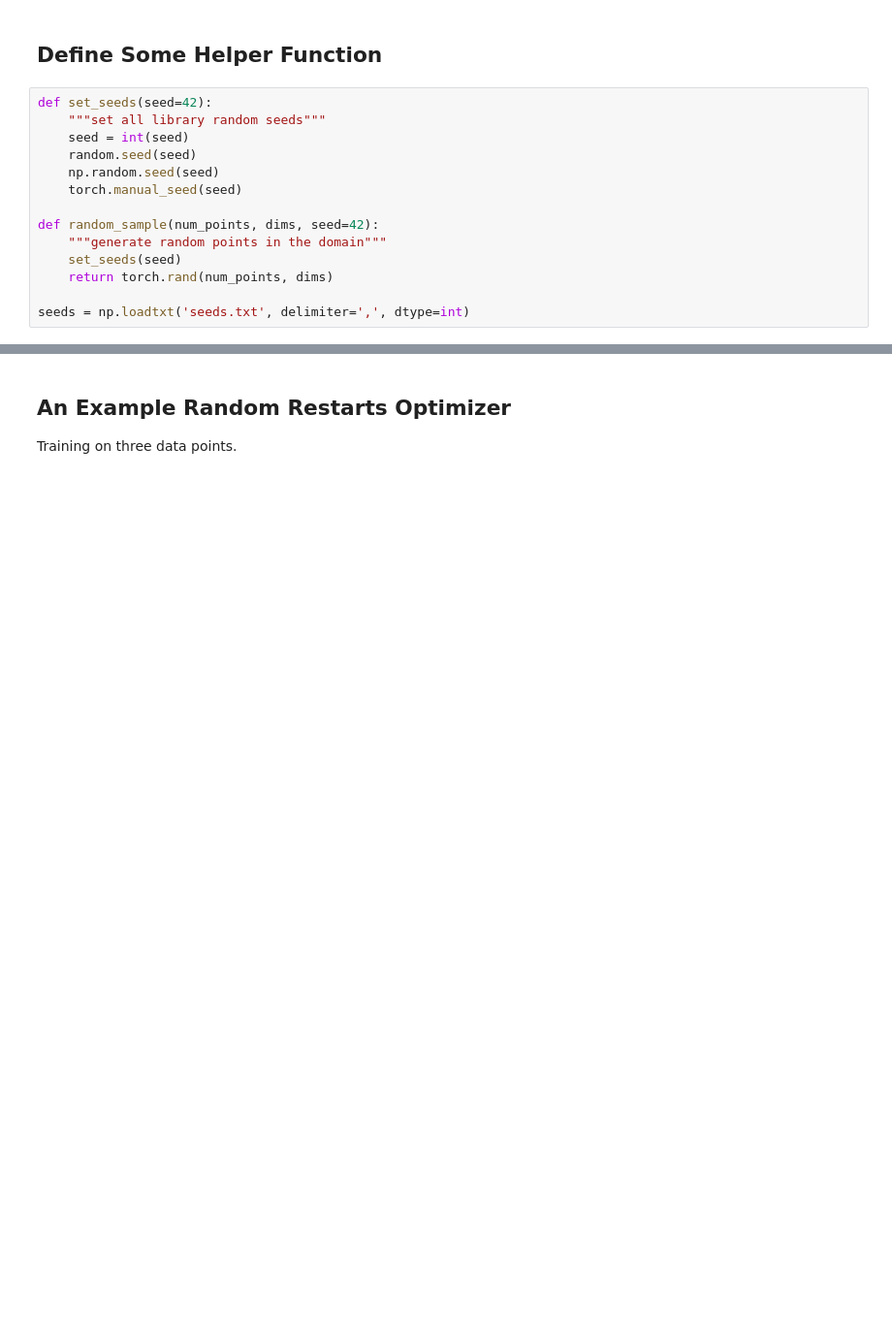
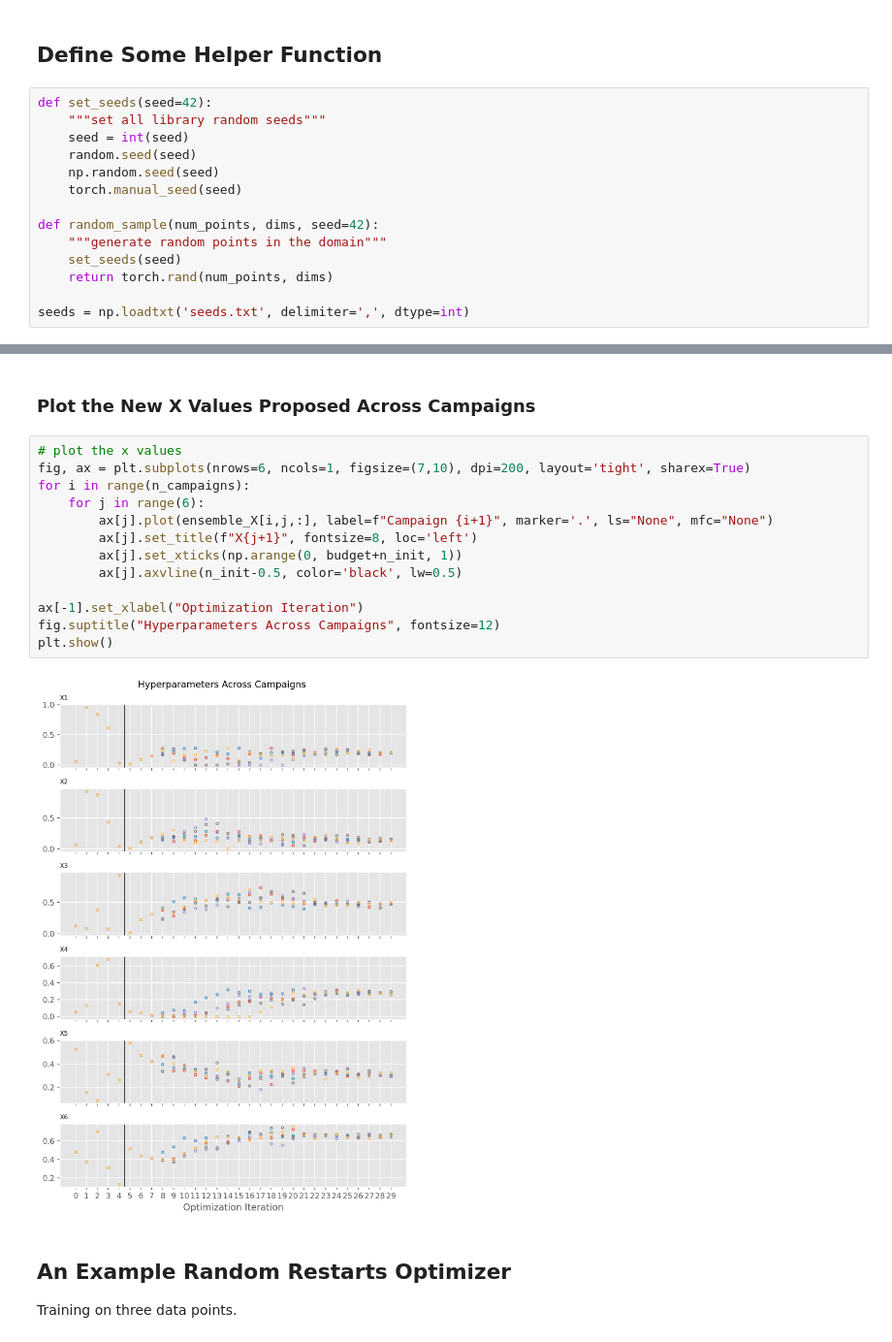
Before and after one commit to AndrewFalkowski/TakeYourTime, a Jupyter notebook: demonstration.ipynb, the cells around one changed output, grey strips where cells are left out. Shown: that part at 97% size. Drawn from its saved outputs; the diff is of its cells as text; blank space fills up the shorter version.

```diff
--- a/demonstration.ipynb
+++ b/demonstration.ipynb
@@ -103,3 +160,20 @@ plt.show()
+# %% [markdown]
+### Plot the New X Values Proposed Across Campaigns
+# %%
+# plot the x values
+fig, ax = plt.subplots(nrows=6, ncols=1, figsize=(7,10), dpi=200, layout='tight', sharex=True)
+for i in range(n_campaigns):
+    for j in range(6):
+        ax[j].plot(ensemble_X[i,j,:], label=f"Campaign {i+1}", marker='.', ls="None", mfc="None")
+        ax[j].set_title(f"X{j+1}", fontsize=8, loc='left')
+        ax[j].set_xticks(np.arange(0, budget+n_init, 1))
+        ax[j].axvline(n_init-0.5, color='black', lw=0.5)
+
+ax[-1].set_xlabel("Optimization Iteration")
+fig.suptitle("Hyperparameters Across Campaigns", fontsize=12)
+plt.show()
+# %% [output]
+[figure, added]
 # %% [markdown]
 ## An Example Random Restarts Optimizer
 Training on three data points.
```
Also changed, not shown: parts of 10 cells of this notebook, 1 other file.
